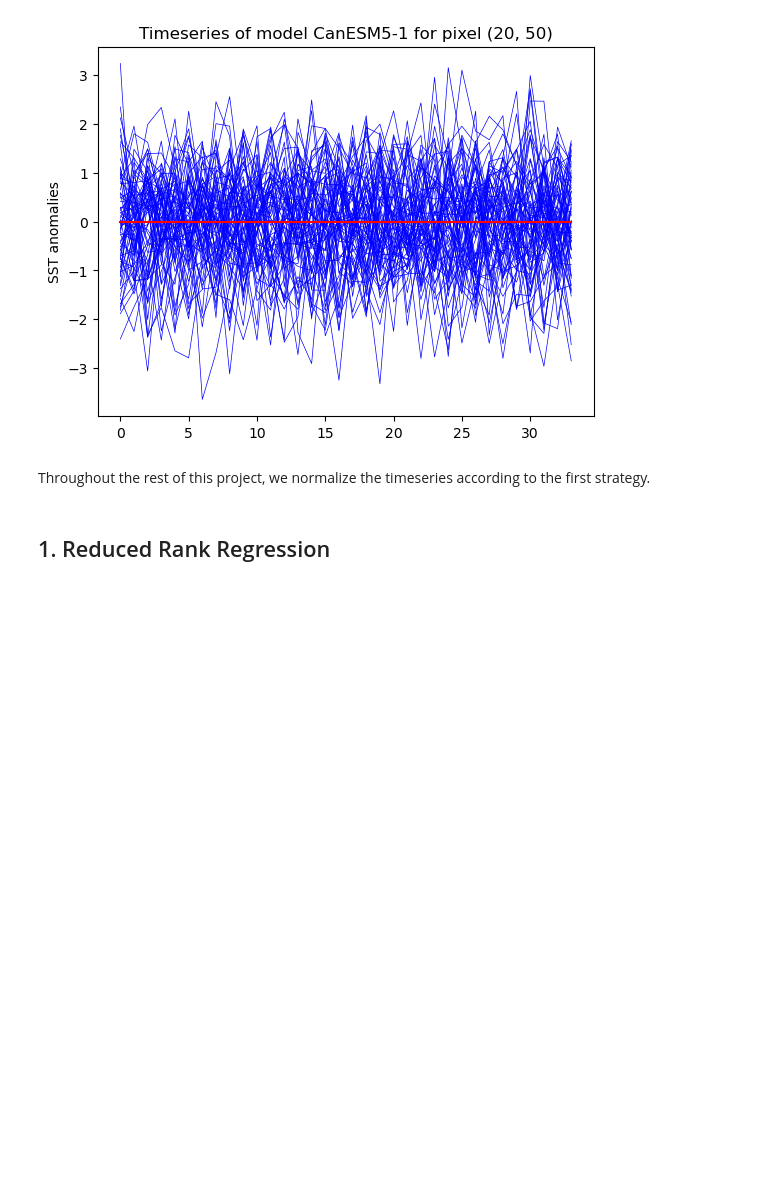
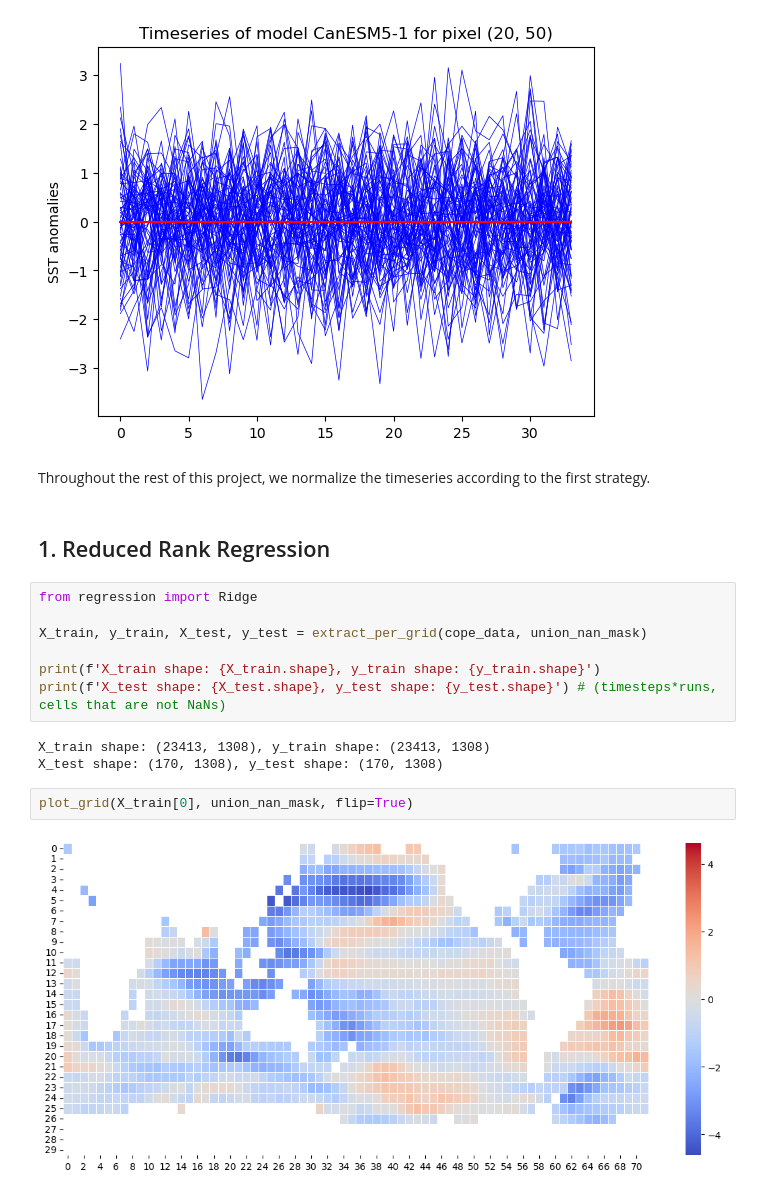
Before and after one commit to Victor2175/gm4cs-m, a Jupyter notebook: tutorial.ipynb, the cells around one changed output. Drawn from its saved outputs; the diff is of its cells as text; blank space fills up the shorter version.

```diff
--- a/tutorial.ipynb
+++ b/tutorial.ipynb
@@ -121,3 +119,17 @@ plot_timeseries_other(cope_data, model='CanESM5-1', pixel=(20, 50))
 Throughout the rest of this project, we normalize the timeseries according to the first strategy.
 # %% [markdown]
 ## 1. Reduced Rank Regression
+# %%
+from regression import Ridge
+
+X_train, y_train, X_test, y_test = extract_per_grid(cope_data, union_nan_mask)
+
+print(f'X_train shape: {X_train.shape}, y_train shape: {y_train.shape}')
+print(f'X_test shape: {X_test.shape}, y_test shape: {y_test.shape}') # (timesteps*runs, cells that are not NaNs)
+# %% [output]
+X_train shape: (23413, 1308), y_train shape: (23413, 1308)
+X_test shape: (170, 1308), y_test shape: (170, 1308)
+# %%
+plot_grid(X_train[0], union_nan_mask, flip=True)
+# %% [output]
+[figure, added]
```
Also changed, not shown: parts of 36 cells of this notebook.
